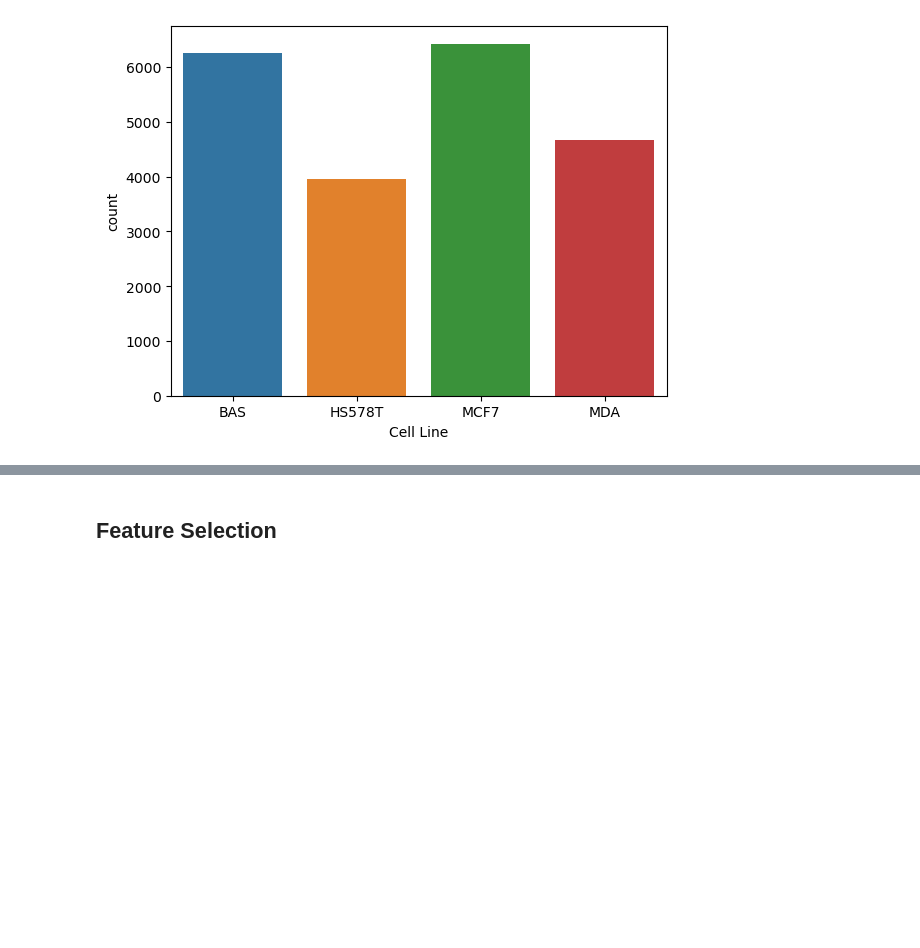
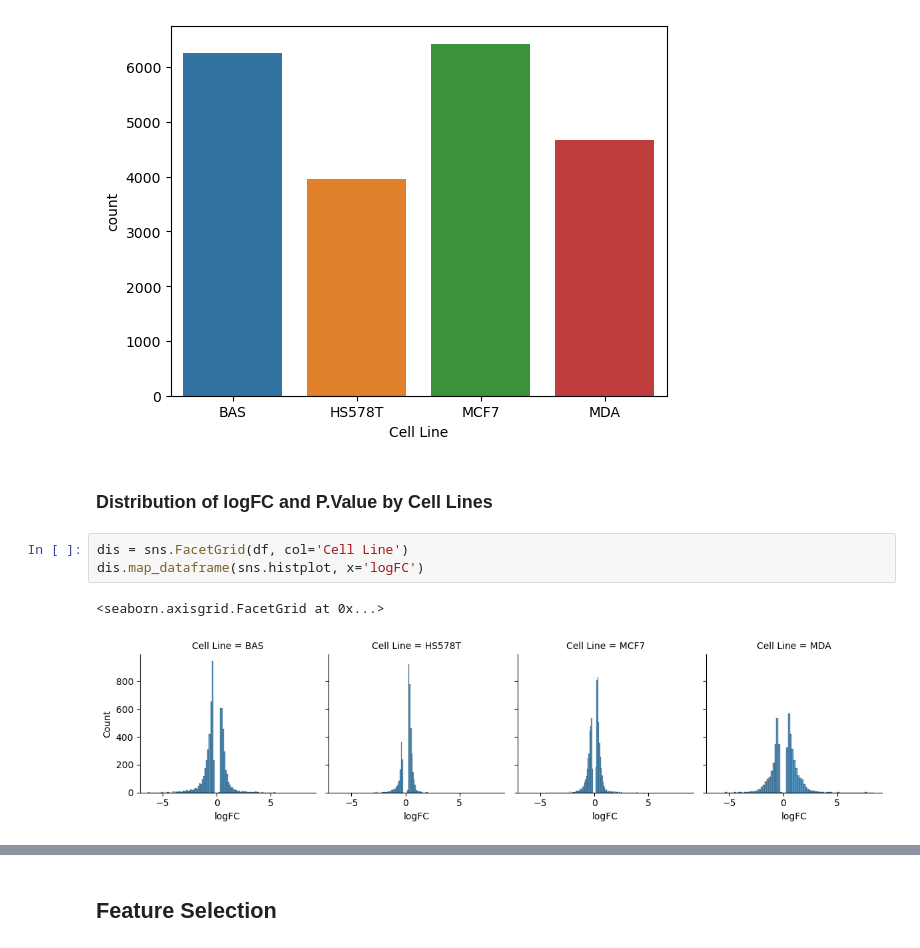
Before and after one commit to charlottedriver/Taxol-Drug-Resistance, a Jupyter notebook: Taxol Drug Resistance.ipynb, the cells around one changed output, grey strips where cells are left out. Cells and saved outputs as stored; diff of their text form; blank space fills up the shorter version.

Commit message:
Code for Distributions

```diff
--- a/Taxol Drug Resistance.ipynb
+++ b/Taxol Drug Resistance.ipynb
@@ -56,3 +56,11 @@ sns.countplot(data=df, x='Cell Line')
 # %% [output]
 <Axes: xlabel='Cell Line', ylabel='count'>
 [figure]
+# %% [markdown]
+### Distribution of logFC and P.Value by Cell Lines
+# %%
+dis = sns.FacetGrid(df, col='Cell Line')
+dis.map_dataframe(sns.histplot, x='logFC')
+# %% [output]
+<seaborn.axisgrid.FacetGrid at 0x...>
+[figure, added]
```
Also changed, not shown: parts of 1 cell of this notebook, 1 other file.
